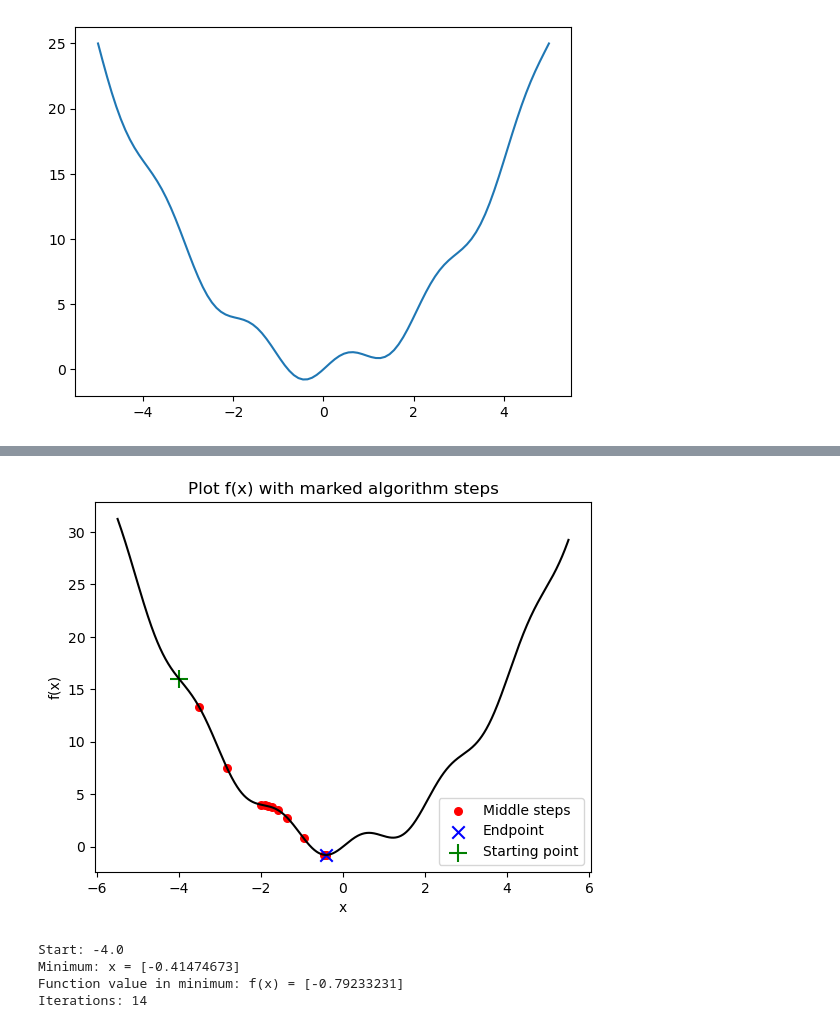
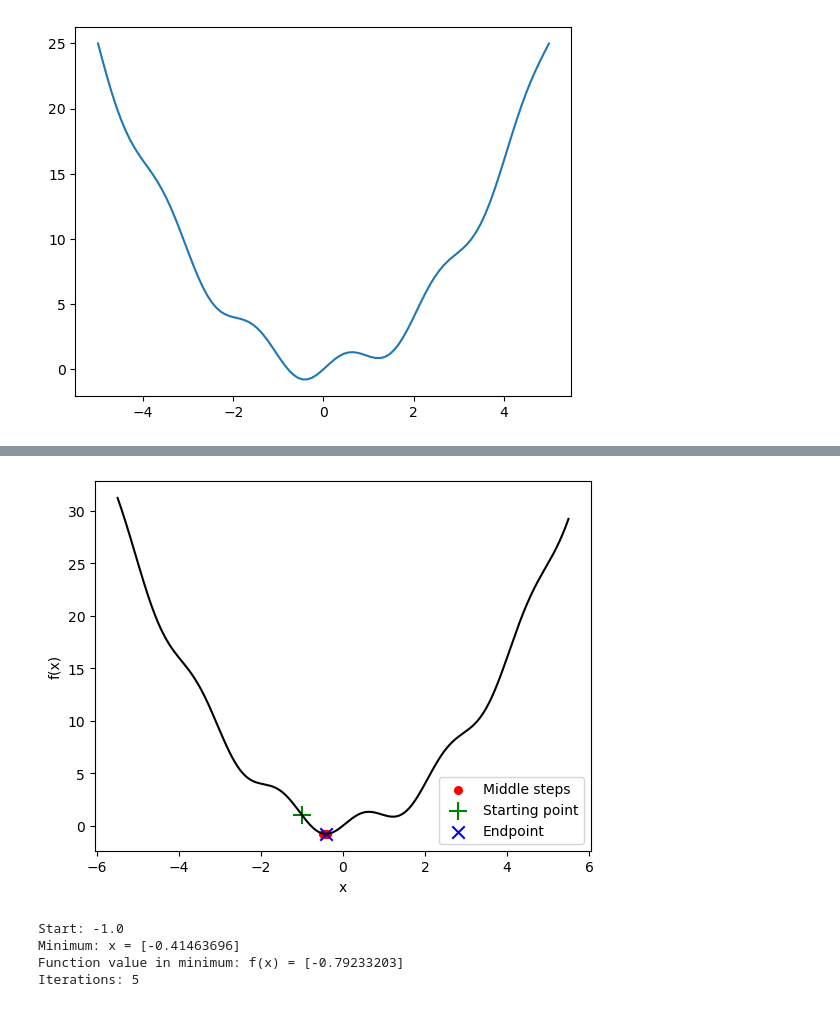
Before and after one commit to Wojtekpob/AI-algorithms, a Jupyter notebook: lab1_przeszukiwanie/zad1.ipynb, the cells around one changed output, grey strips where cells are left out. Cells and saved outputs as stored; diff of their text form; code cells hidden in the pictures.

```diff
--- a/lab1_przeszukiwanie/zad1.ipynb
+++ b/lab1_przeszukiwanie/zad1.ipynb
@@ -121,36 +122,38 @@ Iterations: 20
 # %%
 alfa = 0.1
 epsilon = 0.01
 variableMin = -5
 variableMax = 5
 x = np.array([random.randint(variableMin, variableMax)])
 X, iterations = fastestDescent(alfa, epsilon, x, df)
 variableLinspace = np.linspace(variableMin*1.1,variableMax*1.1,1000)
 y = f(variableLinspace)
 
 
 transposedX = np.transpose(X)[0]
 stepsValues = f(transposedX)
 
 plt.plot(variableLinspace,y,color='black')
 plt.xlabel('x')
 plt.ylabel('f(x)')
-plt.title('Plot f(x) with marked algorithm steps')
+# plt.title('Plot f(x) with marked algorithm steps')
 
 
 plt.scatter(transposedX[1:-1], stepsValues[1:-1], marker='.',color='red', label='Middle steps', s=120)
+plt.scatter(transposedX[0], stepsValues[0], marker='+', color='green', label='Starting point', s=150)
 plt.scatter(transposedX[-1], stepsValues[-1], marker='x', color='blue', label='Endpoint', s=80)
-plt.scatter(transposedX[0], stepsValues[0], marker='+', color='green', label='Starting point', s=150)
+
 
 plt.legend()
+plt.savefig(f'plots/process/1dim_alfa{alfa}_strt({X[0][0]}).png', dpi=300, bbox_inches='tight')
 plt.show()
 print(f'Start: {X[0][0]}')
 print(f'Minimum: x = {X[-1]}')
 print(f'Function value in minimum: f(x) = {f(X[-1])}')
 print(f'Iterations: {iterations}')
 # %% [output]
-[figure, old version]
+[figure, new version]
-Start: -4.0
-Minimum: x = [-0.41474673]
-Function value in minimum: f(x) = [-0.79233231]
-Iterations: 14
+Start: -1.0
+Minimum: x = [-0.41463696]
+Function value in minimum: f(x) = [-0.79233203]
+Iterations: 5
```
Also changed, not shown: parts of 3 cells of this notebook, 3 other files.
